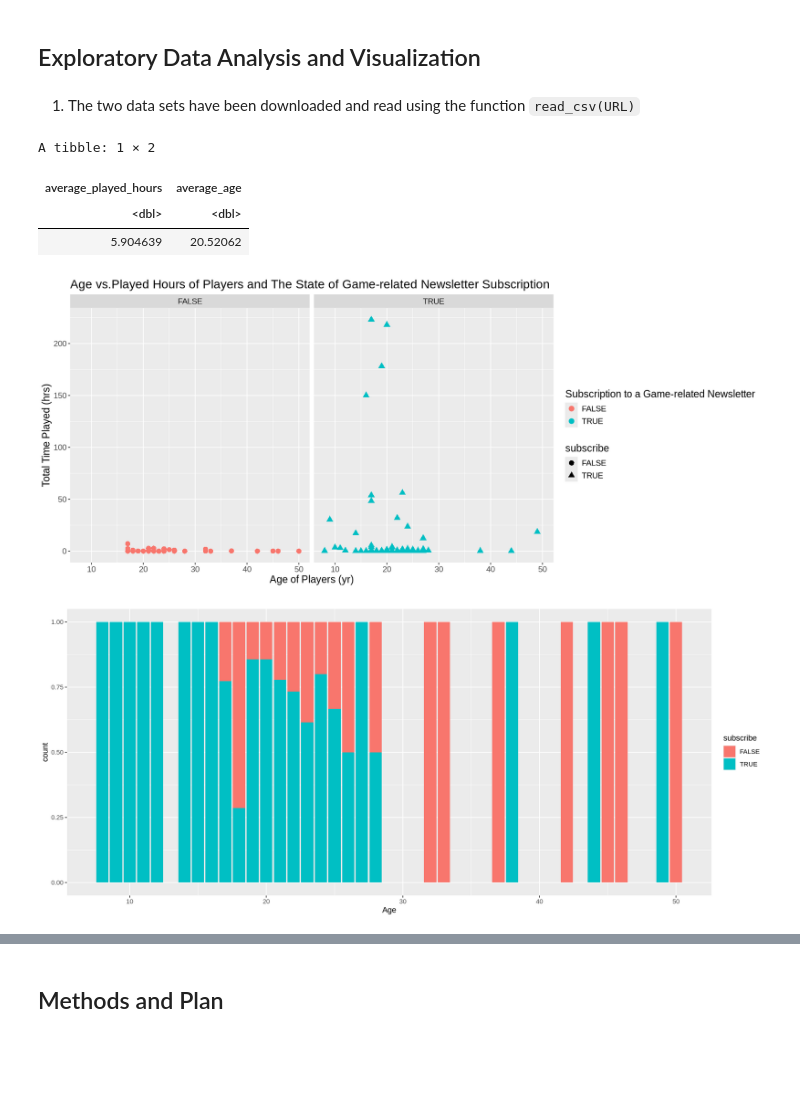
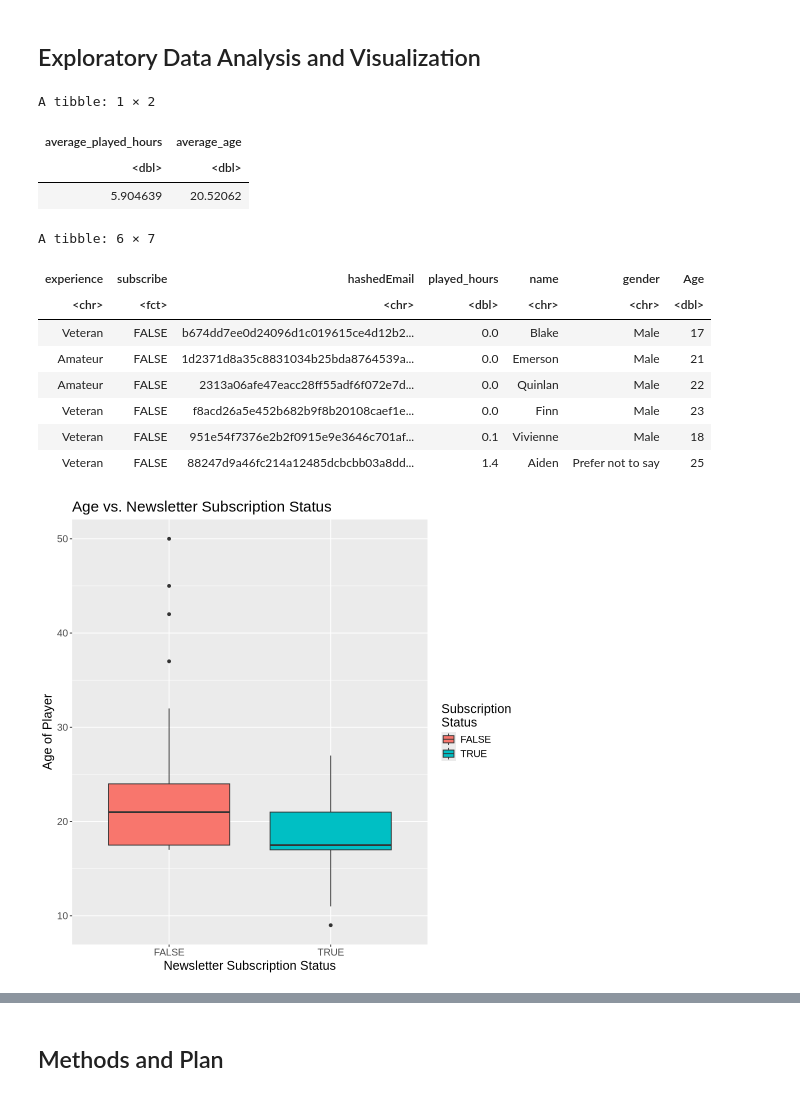
Before and after one commit to AmandaH06/Group-Project-Individual, a Jupyter notebook: Individual.ipynb, the cells around one changed output, grey strips where cells are left out. Saved outputs shown, nothing was run; the diff lists cells and outputs as text; code cells hidden in the pictures; blank space fills up the shorter version.

Commit message:
changed the graphs and stuff

```diff
--- a/Individual.ipynb
+++ b/Individual.ipynb
@@ -74,5 +121,3 @@ In `sessions.csv`:
 - Only the players.csv file will be required to answer the above predictive question.
 # %% [markdown]
 ## Exploratory Data Analysis and Visualization
-# %% [markdown]
-1. The two data sets have been downloaded and read using the function `read_csv(URL)`
@@ -79,34 +129,39 @@ In `sessions.csv`:
+# %%
+# 2. Summary statistics (mean values for each numerical variables)
+players_average <- players_cleaned |>
+                   summarize(average_played_hours = mean(played_hours), average_age = mean(Age))
+players_average
+# %% [output]
+A tibble: 1 × 2
+| average_played_hours | average_age |
+| <dbl> | <dbl> |
+| 5.904639 | 20.52062 |
+# %%
+# 3. splitting dataframe into training, testing datasets
+players_split <- initial_split(players_cleaned, prop = 0.75, strata = subscribe)
+
+players_training <- training(players_split)
+players_testing <- testing(players_split)
+
+head(players_training)
+# %% [output]
+A tibble: 6 × 7
+| experience | subscribe | hashedEmail | played_hours | name | gender | Age |
+| <chr> | <fct> | <chr> | <dbl> | <chr> | <chr> | <dbl> |
+| Veteran | FALSE | b674dd7ee0d24096d1c019615ce4d12b2... | 0.0 | Blake | Male | 17 |
+| Amateur | FALSE | 1d2371d8a35c8831034b25bda8764539a... | 0.0 | Emerson | Male | 21 |
+| Amateur | FALSE | 2313a06afe47eacc28ff55adf6f072e7d... | 0.0 | Quinlan | Male | 22 |
+| Veteran | FALSE | f8acd26a5e452b682b9f8b20108caef1e... | 0.0 | Finn | Male | 23 |
+| Veteran | FALSE | 951e54f7376e2b2f0915e9e3646c701af... | 0.1 | Vivienne | Male | 18 |
+| Veteran | FALSE | 88247d9a46fc214a12485dcbcbb03a8dd... | 1.4 | Aiden | Prefer not to say | 25 |
 # %%
-# 2. Cleaning and wrangling players.csv
-players_cleaned <- players|>
-                   filter(Age != "NA")|>
-                   mutate(subscribe = as.factor(subscribe))
-
-# 3. Summary statistics (mean values for each numerical variables)
-players_average <- players_cleaned |>
-                   summarize(average_played_hours = mean(played_hours), average_age = mean(Age))
-players_average
-
 # 4. Exploratory visualizations
-options(repr.plot.width = 14, repr.plot.height = 6)
-scatterplot <- players_cleaned|>
-ggplot(aes(x = Age, y = played_hours, colour = subscribe, shape = subscribe))+
-geom_point(size = 3)+
-labs(x = "Age of Players (yr)", y = "Total Time Played (hrs)", colour = "Subscription to a Game-related Newsletter",
-     Shape = "Subscription to a Game-related Newsletter")+
-ggtitle("Age vs.Played Hours of Players and The State of Game-related Newsletter Subscription")+
-theme(text = element_text(size = 14))+
-facet_grid(cols = vars(subscribe))
-scatterplot
-
-bar_graph <- players_cleaned|>
-ggplot(aes(x = Age, fill = subscribe))+
-geom_bar(position = "fill")
-bar_graph
+# a) finding relationships for the Age predictor:
+options(repr.plot.width = 8, repr.plot.height = 8)
+Age_boxplot <- ggplot(players_training, aes(x = subscribe, y = Age, fill = subscribe)) +
+               geom_boxplot() +
+               labs(x= "Subscription Status", y= "Age of Player", fill = "Subscription\nStatus", title = "Age vs. Subscription Status")+
+               theme(text = element_text(size = 15))
+Age_boxplot
 # %% [output]
-A tibble: 1 × 2
-| average_played_hours | average_age |
-| <dbl> | <dbl> |
-| 5.904639 | 20.52062 |
-[figure, old version]
+[figure, new version]
-[figure, removed]
```
Also changed, not shown: parts of 13 cells of this notebook.
